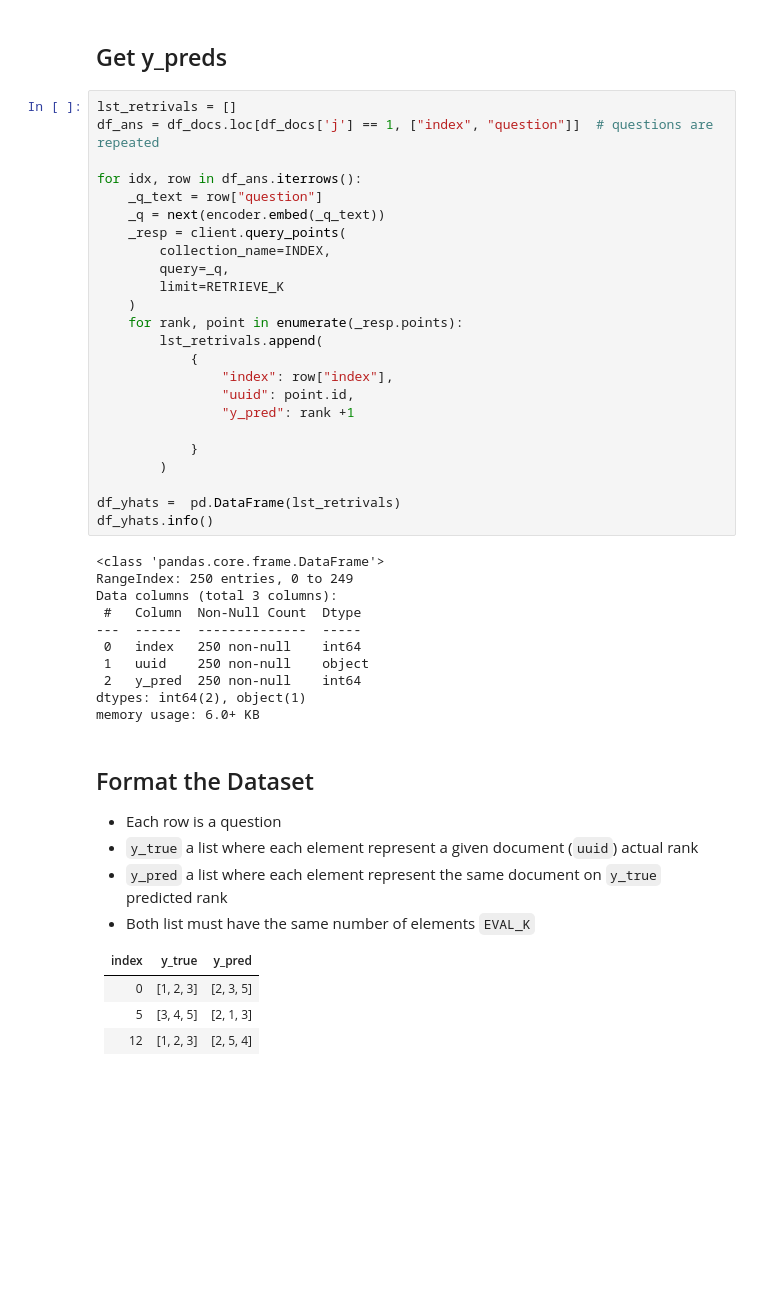
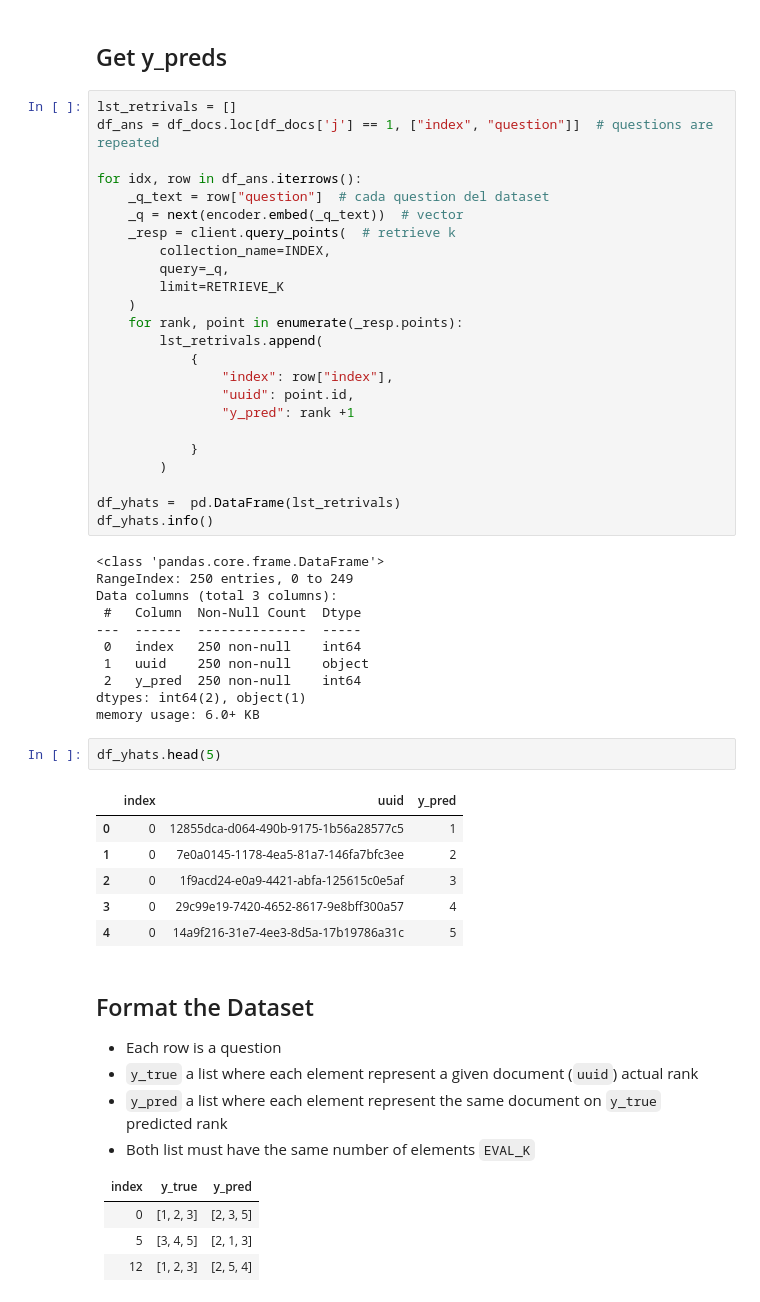
Before and after one commit to manualrg/dslab-rag-retrieval, a Jupyter notebook: 01-local-emb.ipynb, the cells around one changed output. Saved outputs shown, nothing was run; the diff lists cells and outputs as text; blank space fills up the shorter version.

```diff
--- a/01-local-emb.ipynb
+++ b/01-local-emb.ipynb
@@ -363,9 +429,9 @@ lst_retrivals = []
 df_ans = df_docs.loc[df_docs['j'] == 1, ["index", "question"]]  # questions are repeated
 
 for idx, row in df_ans.iterrows():
-    _q_text = row["question"]
-    _q = next(encoder.embed(_q_text))
-    _resp = client.query_points(
+    _q_text = row["question"]  # cada question del dataset
+    _q = next(encoder.embed(_q_text))  # vector
+    _resp = client.query_points(  # retrieve k
         collection_name=INDEX,
         query=_q,
         limit=RETRIEVE_K
@@ -393,6 +459,15 @@ Data columns (total 3 columns):
  2   y_pred  250 non-null    int64
 dtypes: int64(2), object(1)
 memory usage: 6.0+ KB
+# %%
+df_yhats.head(5)
+# %% [output]
+|  | index | uuid | y_pred |
+| 0 | 0 | 12855dca-d064-490b-9175-1b56a28577c5 | 1 |
+| 1 | 0 | 7e0a0145-1178-4ea5-81a7-146fa7bfc3ee | 2 |
+| 2 | 0 | 1f9acd24-e0a9-4421-abfa-125615c0e5af | 3 |
+| 3 | 0 | 29c99e19-7420-4652-8617-9e8bff300a57 | 4 |
+| 4 | 0 | 14a9f216-31e7-4ee3-8d5a-17b19786a31c | 5 |
 # %% [markdown]
 ## Format the Dataset
 
```
Also changed, not shown: parts of 24 cells of this notebook, 13 other files.
